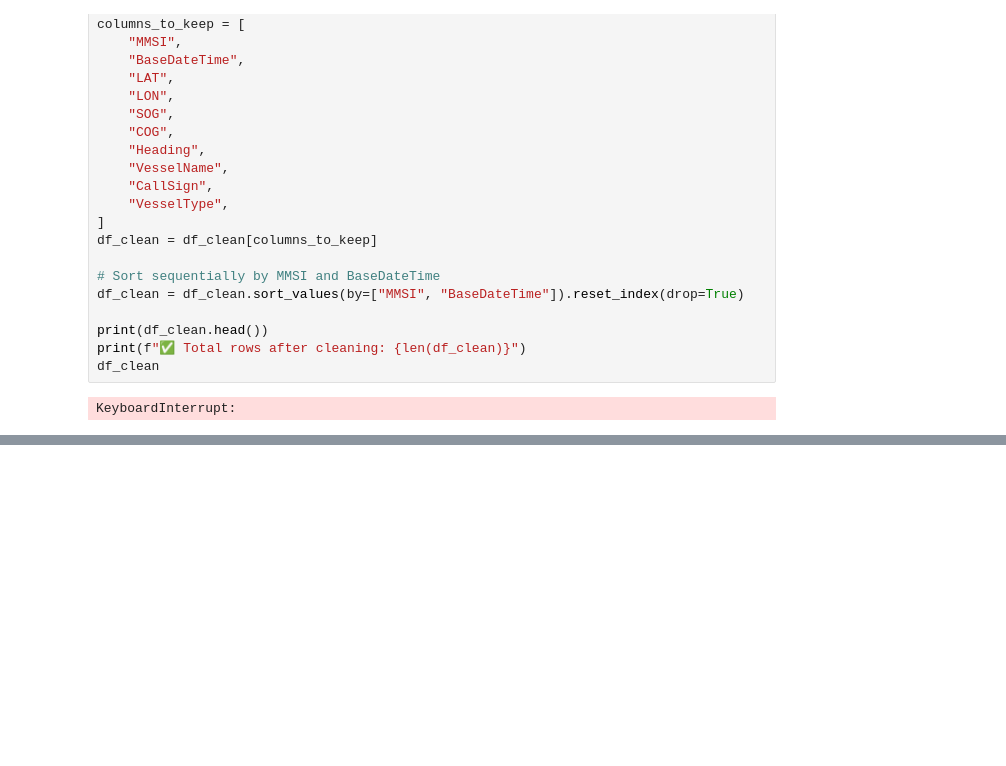
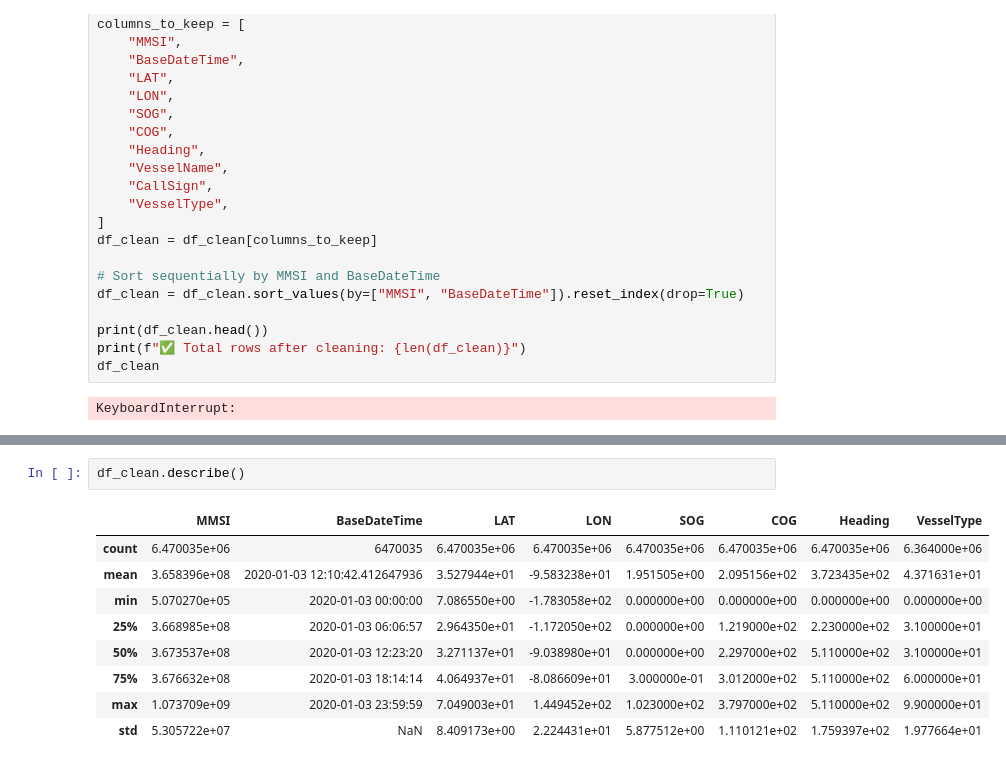
Before and after one commit to AmanSah17/Maritime_NLU, a Jupyter notebook: backend/notebook_backend_02.ipynb, the cells around one changed output, grey strips where cells are left out. Saved outputs shown, nothing was run; the diff lists cells and outputs as text; blank space fills up the shorter version.

```diff
--- a/backend/notebook_backend_02.ipynb
+++ b/backend/notebook_backend_02.ipynb
@@ -37 +92,13 @@ import pandas as pd
+# %%
+df_clean.describe()
+# %% [output]
+|  | MMSI | BaseDateTime | LAT | LON | SOG | COG | Heading | VesselType |
+| count | 6.470035e+06 | 6470035 | 6.470035e+06 | 6.470035e+06 | 6.470035e+06 | 6.470035e+06 | 6.470035e+06 | 6.364000e+06 |
+| mean | 3.658396e+08 | 2020-01-03 12:10:42.412647936 | 3.527944e+01 | -9.583238e+01 | 1.951505e+00 | 2.095156e+02 | 3.723435e+02 | 4.371631e+01 |
+| min | 5.070270e+05 | 2020-01-03 00:00:00 | 7.086550e+00 | -1.783058e+02 | 0.000000e+00 | 0.000000e+00 | 0.000000e+00 | 0.000000e+00 |
+| 25% | 3.668985e+08 | 2020-01-03 06:06:57 | 2.964350e+01 | -1.172050e+02 | 0.000000e+00 | 1.219000e+02 | 2.230000e+02 | 3.100000e+01 |
+| 50% | 3.673537e+08 | 2020-01-03 12:23:20 | 3.271137e+01 | -9.038980e+01 | 0.000000e+00 | 2.297000e+02 | 5.110000e+02 | 3.100000e+01 |
+| 75% | 3.676632e+08 | 2020-01-03 18:14:14 | 4.064937e+01 | -8.086609e+01 | 3.000000e-01 | 3.012000e+02 | 5.110000e+02 | 6.000000e+01 |
+| max | 1.073709e+09 | 2020-01-03 23:59:59 | 7.049003e+01 | 1.449452e+02 | 1.023000e+02 | 3.797000e+02 | 5.110000e+02 | 9.900000e+01 |
+| std | 5.305722e+07 | NaN | 8.409173e+00 | 2.224431e+01 | 5.877512e+00 | 1.110121e+02 | 1.759397e+02 | 1.977664e+01 |
 # %%
```
Also changed, not shown: parts of 13 cells of this notebook, 8 other files.
